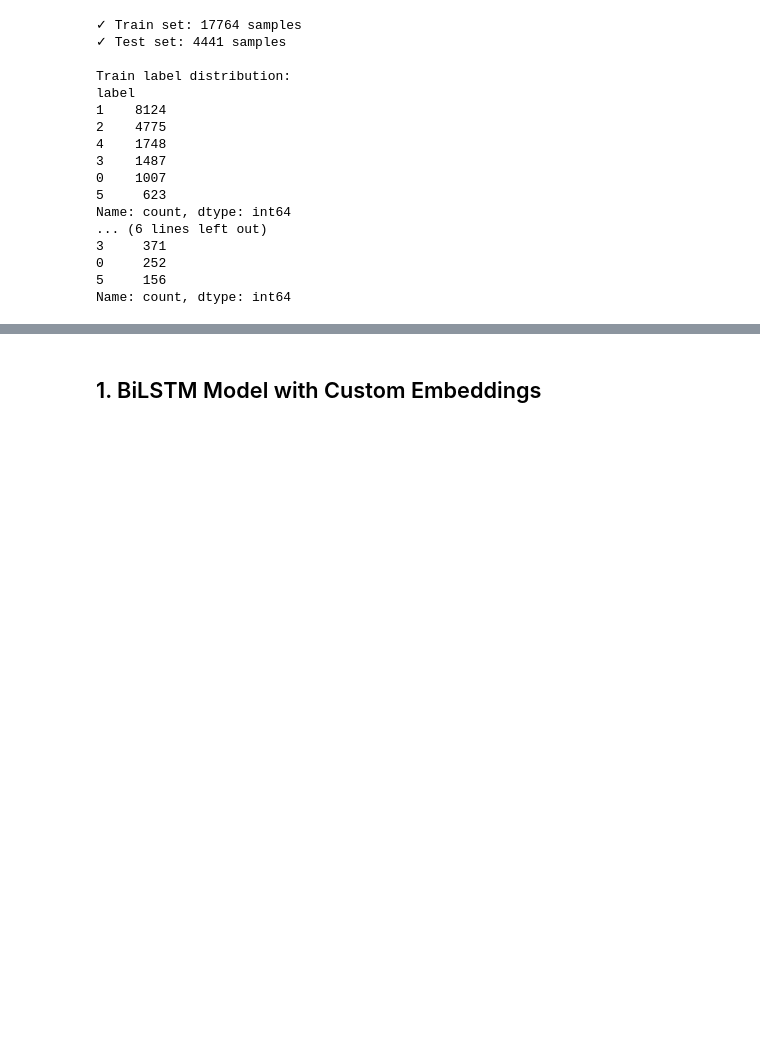
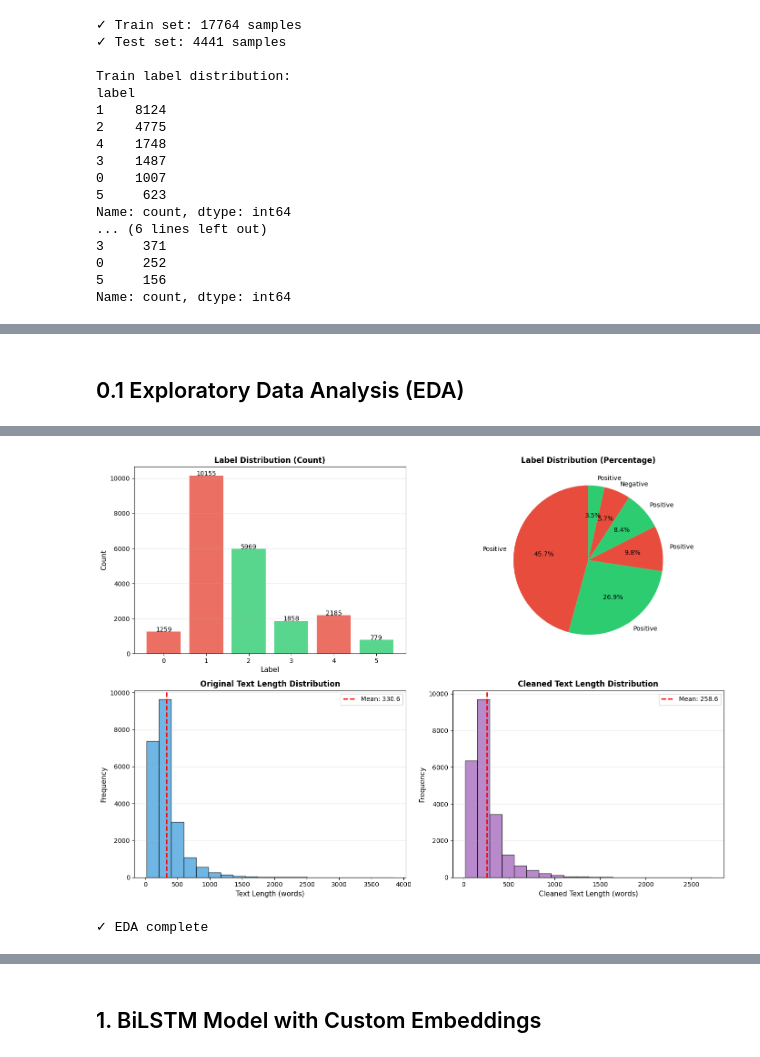
Before and after one commit to Travourstak/nlp-work, a Jupyter notebook: NLP_Extensions.ipynb, the cells around one changed output, grey strips where cells are left out. Cells and saved outputs as stored; diff of their text form; code cells hidden in the pictures; blank space fills up the shorter version.

```diff
--- a/NLP_Extensions.ipynb
+++ b/NLP_Extensions.ipynb
@@ -178,0 +214,71 @@ Name: count, dtype: int64
+# %% [markdown]
+## 0.1 Exploratory Data Analysis (EDA)
+# %%
+# Dataset exploration: Size, text length, and label distribution
+print("="*80)
+print("DATASET EXPLORATION")
+print("="*80)
+print(f"\nDataset Size: {len(df)} total samples")
+print(f"Number of Features: {len(df.columns)}")
+print(f"\nLabel Distribution (Overall):")
+print(df['label'].value_counts())
+print(f"\nLabel Proportions:")
+print(df['label'].value_counts(normalize=True).round(4))
+
+# Text length statistics
+df['text_length'] = df['text'].apply(lambda x: len(str(x).split()))
+df['cleaned_length'] = df['cleaned_text'].apply(lambda x: len(str(x).split()))
+
+print(f"\n{'Text Length Statistics':^40}")
+print(f"  Original text - Mean: {df['text_length'].mean():.2f} words")
+print(f"  Original text - Median: {df['text_length'].median():.2f} words")
+print(f"  Original text - Min: {df['text_length'].min()} words")
+print(f"  Original text - Max: {df['text_length'].max()} words")
+print(f"\n  Cleaned text - Mean: {df['cleaned_length'].mean():.2f} words")
+print(f"  Cleaned text - Median: {df['cleaned_length'].median():.2f} words")
+print(f"  Cleaned text - Min: {df['cleaned_length'].min()} words")
+print(f"  Cleaned text - Max: {df['cleaned_length'].max()} words")
+
+# Visualization: Label distribution and text length
+fig, axes = plt.subplots(2, 2, figsize=(14, 10))
+
+# 1. Label distribution (bar)
+label_counts = df['label'].value_counts()
+axes[0, 0].bar(label_counts.index, label_counts.values, color=['#e74c3c', '#2ecc71'], alpha=0.8)
+axes[0, 0].set_xlabel('Label', fontsize=11)
+axes[0, 0].set_ylabel('Count', fontsize=11)
+axes[0, 0].set_title('Label Distribution (Count)', fontsize=12, fontweight='bold')
+axes[0, 0].grid(axis='y', alpha=0.3)
+for i, v in enumerate(label_counts.values):
+    axes[0, 0].text(label_counts.index[i], v + 5, str(v), ha='center', fontsize=10)
+
+# 2. Label distribution (pie)
+label_names = ['Negative' if i == 0 else 'Positive' for i in label_counts.index]
+colors = ['#e74c3c', '#2ecc71']
+axes[0, 1].pie(label_counts.values, labels=label_names, autopct='%1.1f%%',
+               colors=colors, startangle=90)
+axes[0, 1].set_title('Label Distribution (Percentage)', fontsize=12, fontweight='bold')
+
+# 3. Text length distribution (original)
+axes[1, 0].hist(df['text_length'], bins=20, color='#3498db', alpha=0.7, edgecolor='black')
+axes[1, 0].set_xlabel('Text Length (words)', fontsize=11)
+axes[1, 0].set_ylabel('Frequency', fontsize=11)
+axes[1, 0].set_title('Original Text Length Distribution', fontsize=12, fontweight='bold')
+axes[1, 0].axvline(df['text_length'].mean(), color='red', linestyle='--', linewidth=2, label=f'Mean: {df["text_length"].mean():.1f}')
+axes[1, 0].legend()
+axes[1, 0].grid(axis='y', alpha=0.3)
+
+# 4. Text length distribution (cleaned)
+axes[1, 1].hist(df['cleaned_length'], bins=20, color='#9b59b6', alpha=0.7, edgecolor='black')
+axes[1, 1].set_xlabel('Cleaned Text Length (words)', fontsize=11)
+axes[1, 1].set_ylabel('Frequency', fontsize=11)
+axes[1, 1].set_title('Cleaned Text Length Distribution', fontsize=12, fontweight='bold')
+axes[1, 1].axvline(df['cleaned_length'].mean(), color='red', linestyle='--', linewidth=2, label=f'Mean: {df["cleaned_length"].mean():.1f}')
+axes[1, 1].legend()
+axes[1, 1].grid(axis='y', alpha=0.3)
+
+plt.tight_layout()
+plt.show()
+
+print("\n✓ EDA complete")
+# %% [output]
@@ -178,0 +302,2 @@ Name: count, dtype: int64
+[figure, added]
+✓ EDA complete
```
Also changed, not shown: parts of 23 cells of this notebook.
